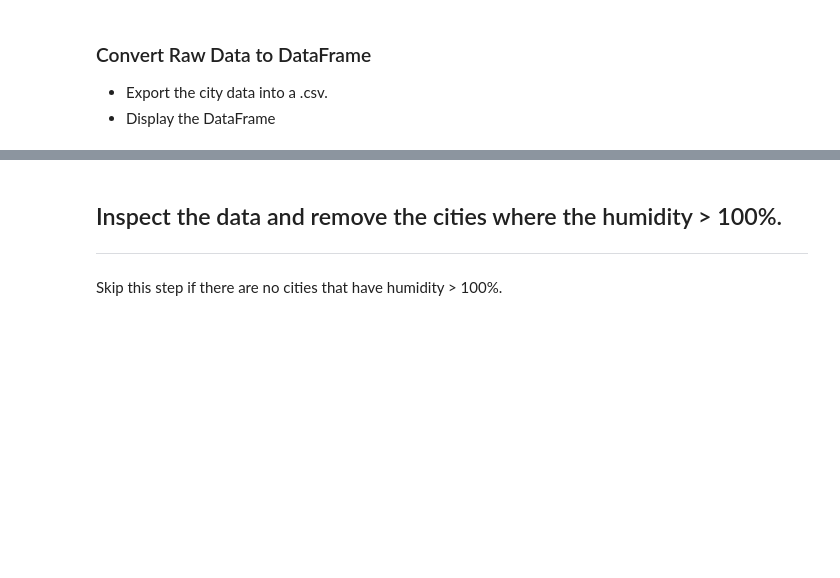
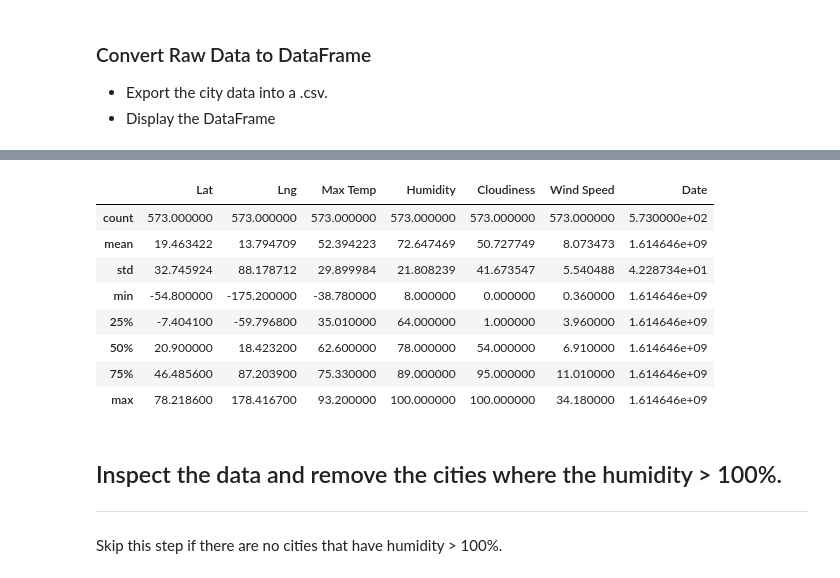
Before and after one commit to crogar/python-api-challenge, a Jupyter notebook: WeatherPy/WeatherPy.ipynb, the cells around one changed output, grey strips where cells are left out. Cells and saved outputs as stored; diff of their text form; code cells hidden in the pictures; blank space fills up the shorter version.

Commit message:
Update WeatherPy.ipynb
Saved Data in  Dataframe and exported to CSV files, getting rid of empty rows

```diff
--- a/WeatherPy/WeatherPy.ipynb
+++ b/WeatherPy/WeatherPy.ipynb
@@ -88,6 +88,7 @@ for index,row in df.iterrows():
         df.loc[index, 'Lng'] = weather_response['coord']['lon']
         df.loc[index, 'Max Temp'] = weather_response['main']['temp_max']
         df.loc[index, 'Humidity'] = weather_response['main']['humidity']
+        df.loc[index, 'Cloudiness'] =weather_response["clouds"]["all"]
         df.loc[index, 'Wind Speed'] =weather_response['wind']['speed']
         df.loc[index, 'Country'] =weather_response['sys']['country']
         df.loc[index, 'Date'] =int(time.time())
@@ -142,3 +124,19 @@ Processing Record 25 of Set 13 | chabahar
+# %%
+df=df.replace('',np.nan).dropna(axis = 0, how = 'any')
+df.reset_index()
+df.to_csv(output_data_file)
+# %%
+df.describe()
+# %% [output]
+|  | Lat | Lng | Max Temp | Humidity | Cloudiness | Wind Speed | Date |
+| count | 573.000000 | 573.000000 | 573.000000 | 573.000000 | 573.000000 | 573.000000 | 5.730000e+02 |
+| mean | 19.463422 | 13.794709 | 52.394223 | 72.647469 | 50.727749 | 8.073473 | 1.614646e+09 |
+| std | 32.745924 | 88.178712 | 29.899984 | 21.808239 | 41.673547 | 5.540488 | 4.228734e+01 |
+| min | -54.800000 | -175.200000 | -38.780000 | 8.000000 | 0.000000 | 0.360000 | 1.614646e+09 |
+| 25% | -7.404100 | -59.796800 | 35.010000 | 64.000000 | 1.000000 | 3.960000 | 1.614646e+09 |
+| 50% | 20.900000 | 18.423200 | 62.600000 | 78.000000 | 54.000000 | 6.910000 | 1.614646e+09 |
+| 75% | 46.485600 | 87.203900 | 75.330000 | 89.000000 | 95.000000 | 11.010000 | 1.614646e+09 |
+| max | 78.218600 | 178.416700 | 93.200000 | 100.000000 | 100.000000 | 34.180000 | 1.614646e+09 |
 # %% [markdown]
 ## Inspect the data and remove the cities where the humidity > 100%.
 ----
```
Also changed, not shown: parts of 21 cells of this notebook, 1 other file.
